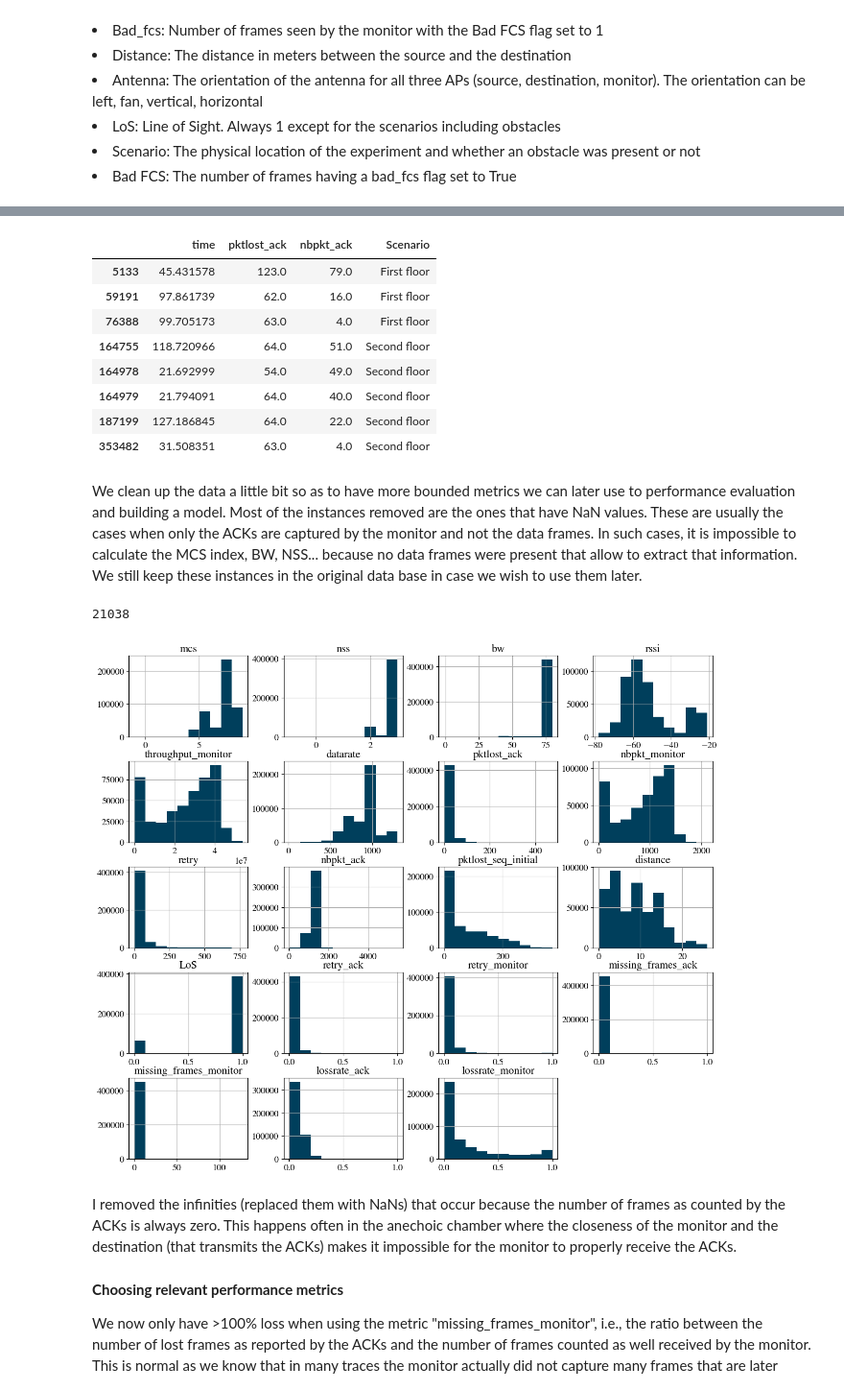
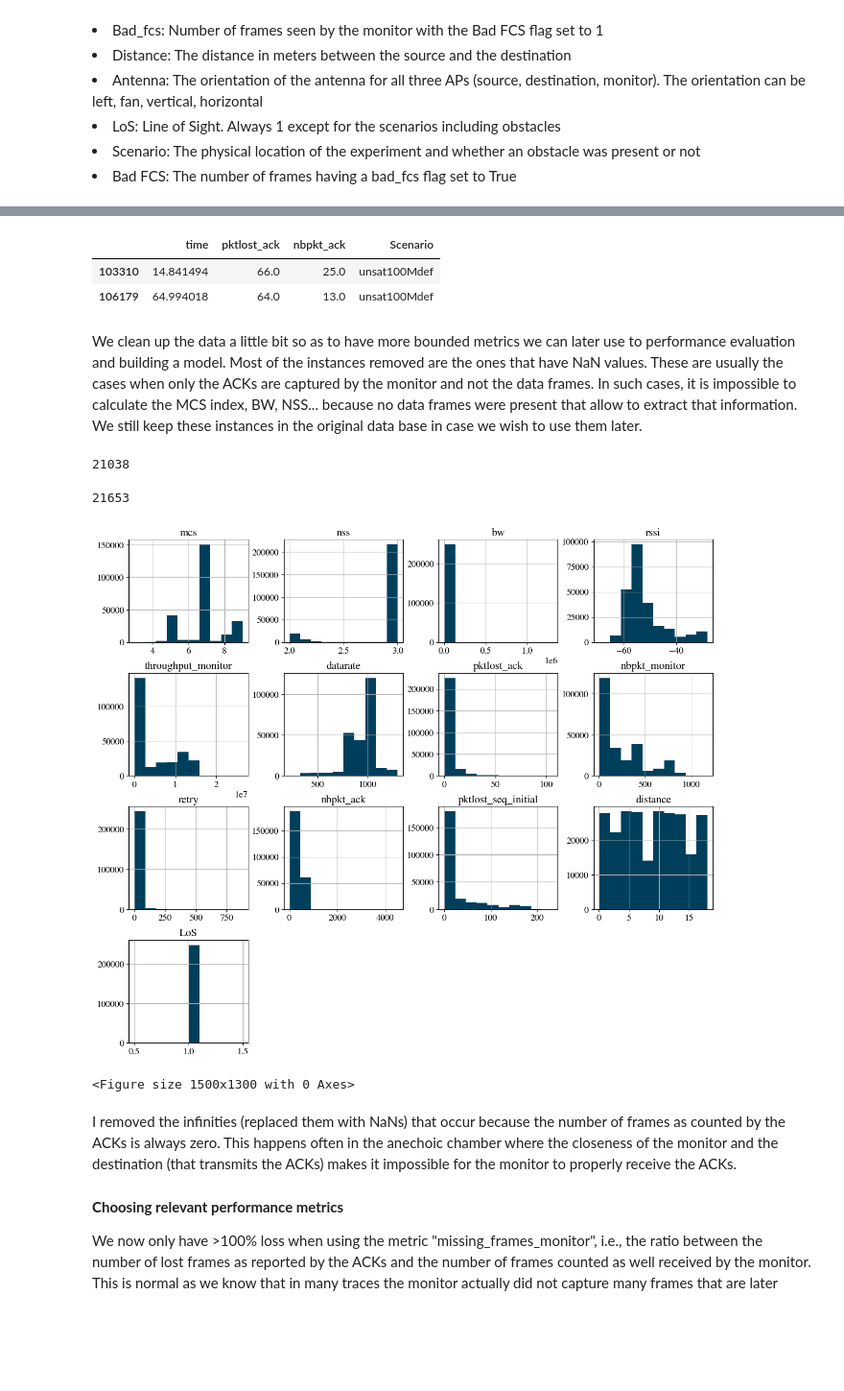
Before and after one commit to TinyTitou/wifi-ml-complete, a Jupyter notebook: complete_model.ipynb, the cells around one changed output, grey strips where cells are left out. Shown at 96% size. Drawn from its saved outputs; the diff is of its cells as text; code cells hidden in the pictures; blank space fills up the shorter version.

```diff
--- a/complete_model.ipynb
+++ b/complete_model.ipynb
@@ -186,6 +186,29 @@ data_all = pd.concat(frames)
 data_all.index = range(len(data_all.index))
 data_copy = data_all.copy()
 len(data_all)
+
+
+
+##unsat frame
+frames_unsat = [df13, df14, df16, df17]
+for df in frames:
+    print (df)
+    df['retry_ack'] = df['retry']/df['nbpkt_ack']
+    df['pktlost_ack'] = df['pktlost_ack'].astype(dtype=float)
+    df['retry_monitor'] = df['retry']/df['nbpkt_monitor']
+    df['missing_frames_ack'] = df['pktlost_ack']/df['nbpkt_ack']
+    df['missing_frames_monitor'] = df['pktlost_ack']/df['nbpkt_monitor']
+    df['lossrate_ack'] = df['pktlost_seq_initial']/df['nbpkt_ack']
+    df['lossrate_monitor'] = df['pktlost_seq_initial']/df['nbpkt_monitor']
+    df.replace([np.inf, -np.inf], np.nan, inplace=True)
+    df.replace([np.inf, -np.inf], np.nan, inplace=True)
+    df.dropna(subset=['pktlost_ack'], inplace=True)
+    df.index = range(len(df.index))
+
+data_unsat = pd.concat(frames_unsat)
+data_unsat.index = range(len(data_unsat.index))
+data_unsat_copy = data_unsat.copy()
+len(data_unsat)
 # %% [output]
               time           mcs           nss         bw     rssi  \
 0         8.100007       7.00304       2.00000  80.000000 -59.4833
@@ -216,34 +245,46 @@ plt.show()
 # data_all['bad_fcs'].value_counts()
 # %%
 data_all[data_all['nbpkt_ack'] < data_all['pktlost_ack']][['time', 'pktlost_ack', 'nbpkt_ack', 'Scenario']]
+
+data_unsat[data_unsat['nbpkt_ack'] < data_unsat['pktlost_ack']][['time', 'pktlost_ack', 'nbpkt_ack', 'Scenario']]
 # %% [output]
 |  | time | pktlost_ack | nbpkt_ack | Scenario |
-| 5133 | 45.431578 | 123.0 | 79.0 | First floor |
-| 59191 | 97.861739 | 62.0 | 16.0 | First floor |
-| 76388 | 99.705173 | 63.0 | 4.0 | First floor |
-| 164755 | 118.720966 | 64.0 | 51.0 | Second floor |
-| 164978 | 21.692999 | 54.0 | 49.0 | Second floor |
-| 164979 | 21.794091 | 64.0 | 40.0 | Second floor |
-| 187199 | 127.186845 | 64.0 | 22.0 | Second floor |
-| 353482 | 31.508351 | 63.0 | 4.0 | Second floor |
+| 103310 | 14.841494 | 66.0 | 25.0 | unsat100Mdef |
+| 106179 | 64.994018 | 64.0 | 13.0 | unsat100Mdef |
 # %% [markdown]
 We clean up the data a little bit so as to have more bounded metrics we can later use to performance evaluation and building a model. Most of the instances removed are the ones that have NaN values. These are usually the cases when only the ACKs are captured by the monitor and not the data frames. In such cases, it is impossible to calculate the MCS index, BW, NSS... because no data frames were present that allow to extract that information. We still keep these instances in the original data base in case we wish to use them later.
 # %%
 fig = plt.figure(figsize=(15,13))
 ax = fig.gca()
 data_cleaned = data_all.copy()
 data_cleaned.dropna(inplace=True)
 data_cleaned.drop(data_cleaned[data_cleaned['retry_ack'] > 1].index, axis=0, inplace=True)
 data_cleaned.drop(data_cleaned[data_cleaned['missing_frames_ack'] > 1].index, axis=0, inplace=True)
 data_cleaned.drop(data_cleaned[data_cleaned['lossrate_ack'] > 1].index, axis=0, inplace=True)
 data_cleaned.drop(['bad_fcs', 'pktlost_seq_new'], axis=1, errors='ignore', inplace=True)
 print(len(data_all) - len(data_cleaned))
 data_cleaned.hist(ax=ax)
 data_cleaned.index = range(len(data_cleaned))
+#plt.show()
+
+
+fig_unsat = plt.figure(figsize=(15,13))
+ax = fig.gca()
+data_cleaned_unsat = data_unsat.copy()
+data_cleaned_unsat.dropna(inplace=True)
+data_cleaned_unsat.drop(data_cleaned[data_cleaned['retry_ack'] > 1].index, axis=0, inplace=True)
+data_cleaned_unsat.drop(data_cleaned[data_cleaned['missing_frames_ack'] > 1].index, axis=0, inplace=True)
+data_cleaned_unsat.drop(data_cleaned[data_cleaned['lossrate_ack'] > 1].index, axis=0, inplace=True)
+data_cleaned_unsat.drop(['bad_fcs', 'pktlost_seq_new'], axis=1, errors='ignore', inplace=True)
+print(len(data_unsat) - len(data_cleaned_unsat))
+data_cleaned_unsat.hist(ax=ax)
+data_cleaned_unsat.index = range(len(data_cleaned_unsat))
 plt.show()
 # %% [output]
 21038
+21653
-[figure, old version]
+[figure, new version]
+<Figure size 1500x1300 with 0 Axes>
 # %% [markdown]
 I removed the infinities (replaced them with NaNs) that occur because the number of frames as counted by the ACKs is always zero. This happens often in the anechoic chamber where the closeness of the monitor and the destination (that transmits the ACKs) makes it impossible for the monitor to properly receive the ACKs.
 
```
Also changed, not shown: parts of 8 cells of this notebook.
